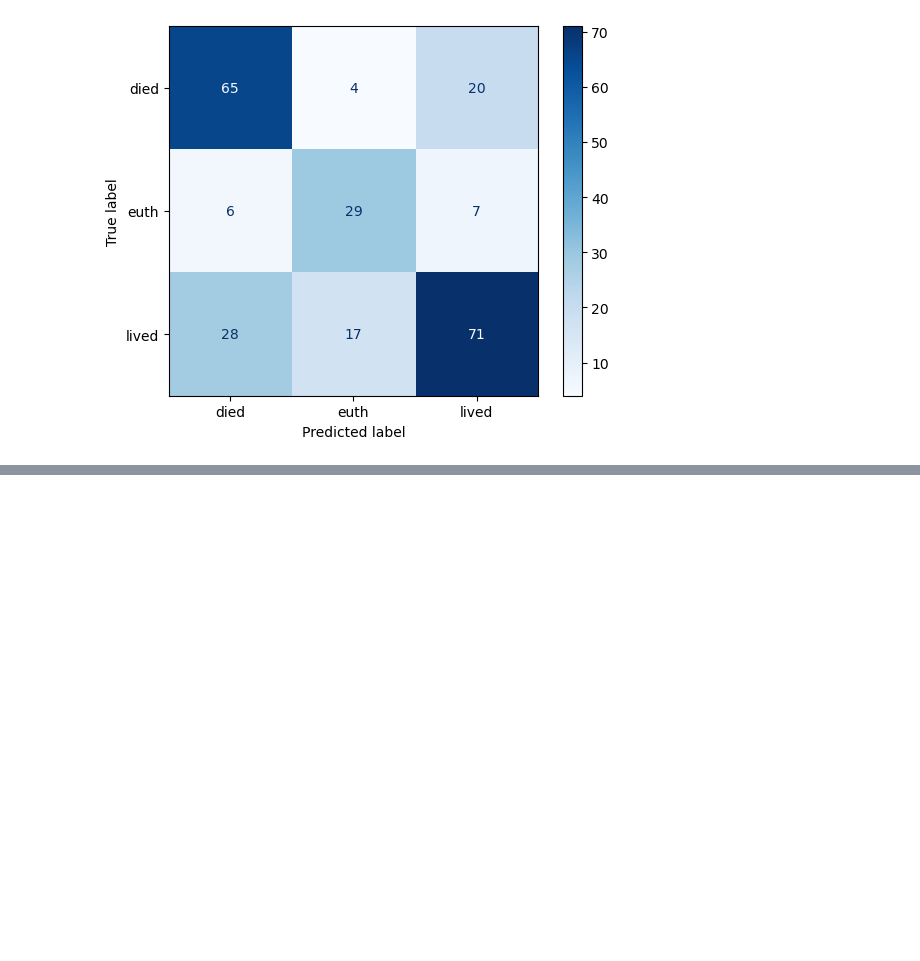
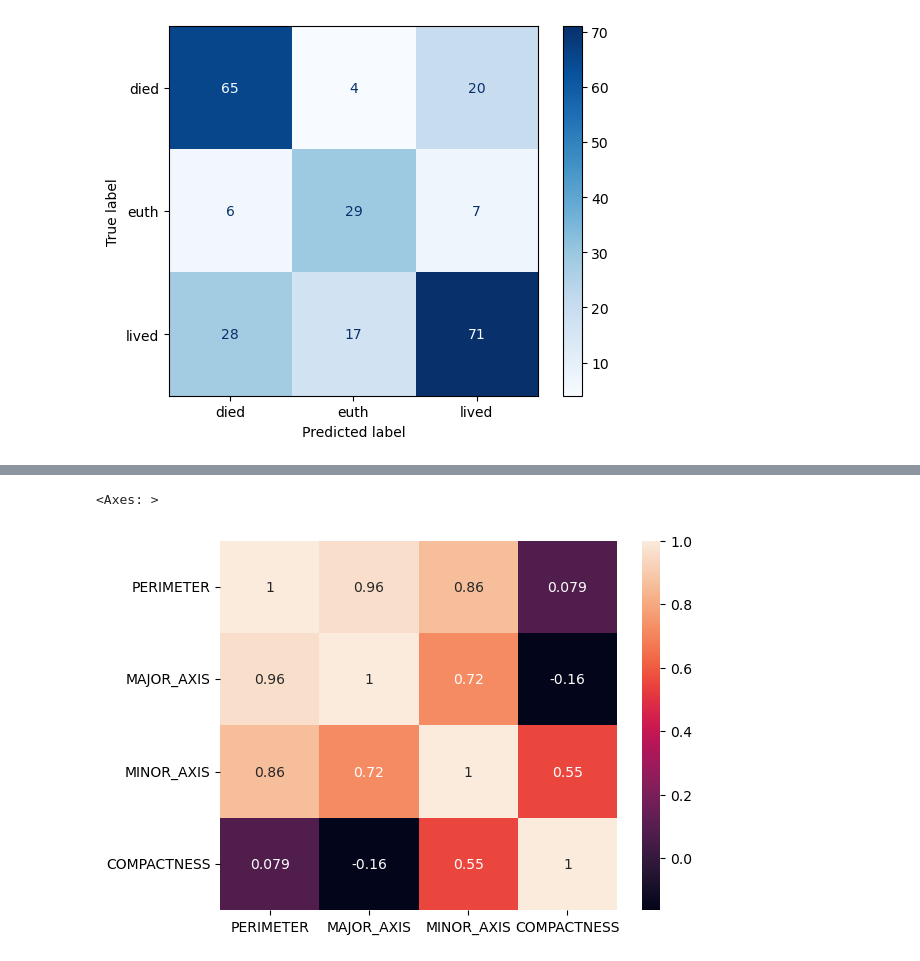
Before and after one commit to muthuganeshece/MLAssignments, a Jupyter notebook: SupervisedML/SupervisedML.ipynb, the cells around one changed output, grey strips where cells are left out. Saved outputs shown, nothing was run; the diff lists cells and outputs as text; code cells hidden in the pictures; blank space fills up the shorter version.

Commit message:
Assignments SVM 1

```diff
--- a/SupervisedML/SupervisedML.ipynb
+++ b/SupervisedML/SupervisedML.ipynb
@@ -1366,0 +1559,3 @@ report = classification_report(_____, ____, target_names=['Died', 'Euthanized',
+# %%
+data = pd.read_excel(r"F:\Muthu_2023\Personal\NextStep\DSCourse\Scaler\MLAssignments\Dataset\Date_Fruit_Datasets.xlsx")
+data.head()
@@ -1366,0 +1570,7 @@ report = classification_report(_____, ____, target_names=['Died', 'Euthanized',
+# %%
+# Assignment 1
+cols = ['PERIMETER', 'MAJOR_AXIS', 'MINOR_AXIS', 'COMPACTNESS']
+sns.heatmap(data[cols].corr(), annot=True)
+# %% [output]
+<Axes: >
+[figure, added]
```
Also changed, not shown: parts of 37 cells of this notebook.
